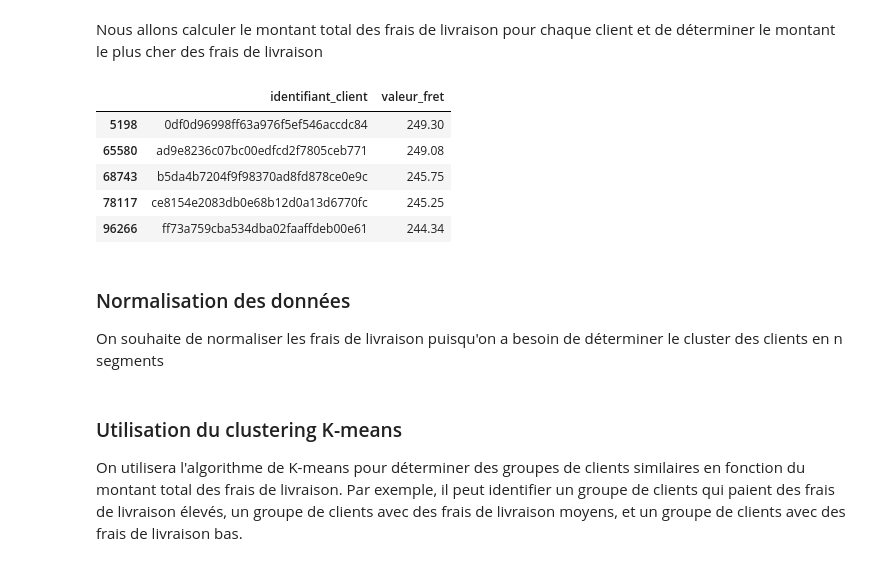
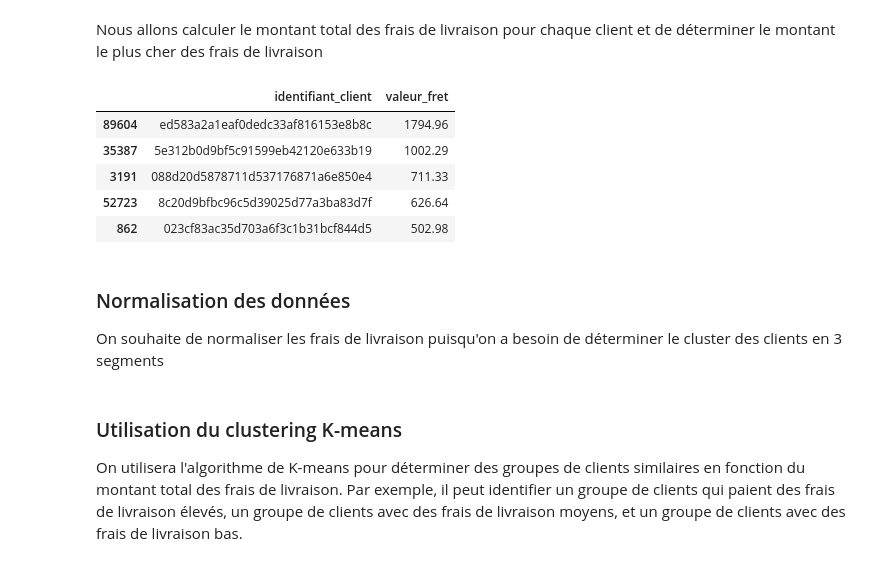
Before and after one commit to Jeremi971/analyse_e_commerce_md5, a Jupyter notebook: analyse.ipynb, the cells around one changed output. Cells and saved outputs as stored; diff of their text form; code cells hidden in the pictures.

```diff
--- a/analyse.ipynb
+++ b/analyse.ipynb
@@ -150,3 +145,12 @@ merged_data.head()
 | 2 | 000229ec398224ef6ca0657da4fc703e | 1 | c777355d18b72b67abbeef9df44fd0fd | 5b51032eddd242adc84c38acab88f23d | ... |
 | 3 | 00024acbcdf0a6daa1e931b038114c75 | 1 | 7634da152a4610f1595efa32f14722fc | 9d7a1d34a5052409006425275ba1c2b4 | ... |
 | 4 | 00042b26cf59d7ce69dfabb4e55b4fd9 | 1 | ac6c3623068f30de03045865e4e10089 | df560393f3a51e74553ab94004ba5c87 | ... |
+# %%
+merged_data['date_livraison_client_commande'] = pd.to_datetime(merged_data['date_livraison_client_commande'])
+
+# Séparer les données sur les années, mois et jours
+merged_data['annee_livraison_client'] = merged_data['date_livraison_client_commande'].dt.year.fillna(0).astype(int)
+merged_data['mois_livraison_client'] = merged_data['date_livraison_client_commande'].dt.month.fillna(0).astype(int)
+merged_data['jour_livraison_client'] = merged_data['date_livraison_client_commande'].dt.day.fillna(0).astype(int)
+
+merged_data.head()
@@ -152,0 +166,15 @@ merged_data.head()
+# %%
+import calendar
+
+calendar.month_name = [
+    "", "Janvier", "Février", "Mars", "Avril", "Mai", "Juin",
+    "Juillet", "Août", "Septembre", "Octobre", "Novembre", "Décembre"
+]
+
+# Fonction pour convertir le numéro de mois en nom de mois
+def num_to_month(num):
+    return calendar.month_name[num]
+
+# Appliquer la fonction à la colonne 'mois' du DataFrame
+merged_data['mois_livraison_client'] = merged_data['mois_livraison_client'].apply(num_to_month)
+merged_data.head()
@@ -155,30 +190,31 @@ Nous allons calculer le montant total des frais de livraison pour chaque client
 # %%
 # Calcul du montant total des frais de transport pour chaque client
 total_freight_per_customer = merged_data.groupby('identifiant_client')['valeur_fret'].sum()
 
 # Créer un DataFrame pour les identifiants des clients et les frais de livraison
 df_sorted_customers = pd.DataFrame({'identifiant_client': total_freight_per_customer.index,
                                     'valeur_fret': total_freight_per_customer.values})
 
-df_sorted_customers = df_sorted_customers.loc[(df_sorted_customers["valeur_fret"] > 80) & (df_sorted_customers["valeur_fret"] < 250)]
+#Filtrer les frais en prenant une plage de 100 à 250
+#df_sorted_customers = df_sorted_customers.loc[(df_sorted_customers["valeur_fret"] > 100) & (df_sorted_customers["valeur_fret"] < 250)]
 
 # Trier les clients par montant total des frais de livraison
 df_sorted_customers = df_sorted_customers.sort_values(by='valeur_fret', ascending=False)
 
 # Affichage des premières lignes du nouveau DataFrame
 df_sorted_customers.head()
 # %% [output]
 |  | identifiant_client | valeur_fret |
-| 5198 | 0df0d96998ff63a976f5ef546accdc84 | 249.30 |
-| 65580 | ad9e8236c07bc00edfcd2f7805ceb771 | 249.08 |
-| 68743 | b5da4b7204f9f98370ad8fd878ce0e9c | 245.75 |
-| 78117 | ce8154e2083db0e68b12d0a13d6770fc | 245.25 |
-| 96266 | ff73a759cba534dba02faaffdeb00e61 | 244.34 |
+| 89604 | ed583a2a1eaf0dedc33af816153e8b8c | 1794.96 |
+| 35387 | 5e312b0d9bf5c91599eb42120e633b19 | 1002.29 |
+| 3191 | 088d20d5878711d537176871a6e850e4 | 711.33 |
+| 52723 | 8c20d9bfbc96c5d39025d77a3ba83d7f | 626.64 |
+| 862 | 023cf83ac35d703a6f3c1b31bcf844d5 | 502.98 |
 # %% [markdown]
 ### Normalisation des données
 
 
-On souhaite de normaliser les frais de livraison puisqu'on a besoin de déterminer le cluster des clients en n segments
+On souhaite de normaliser les frais de livraison puisqu'on a besoin de déterminer le cluster des clients en 3 segments
 # %%
 from sklearn.cluster import KMeans
 from sklearn.preprocessing import StandardScaler
```
Also changed, not shown: parts of 13 cells of this notebook, 15 other files.
